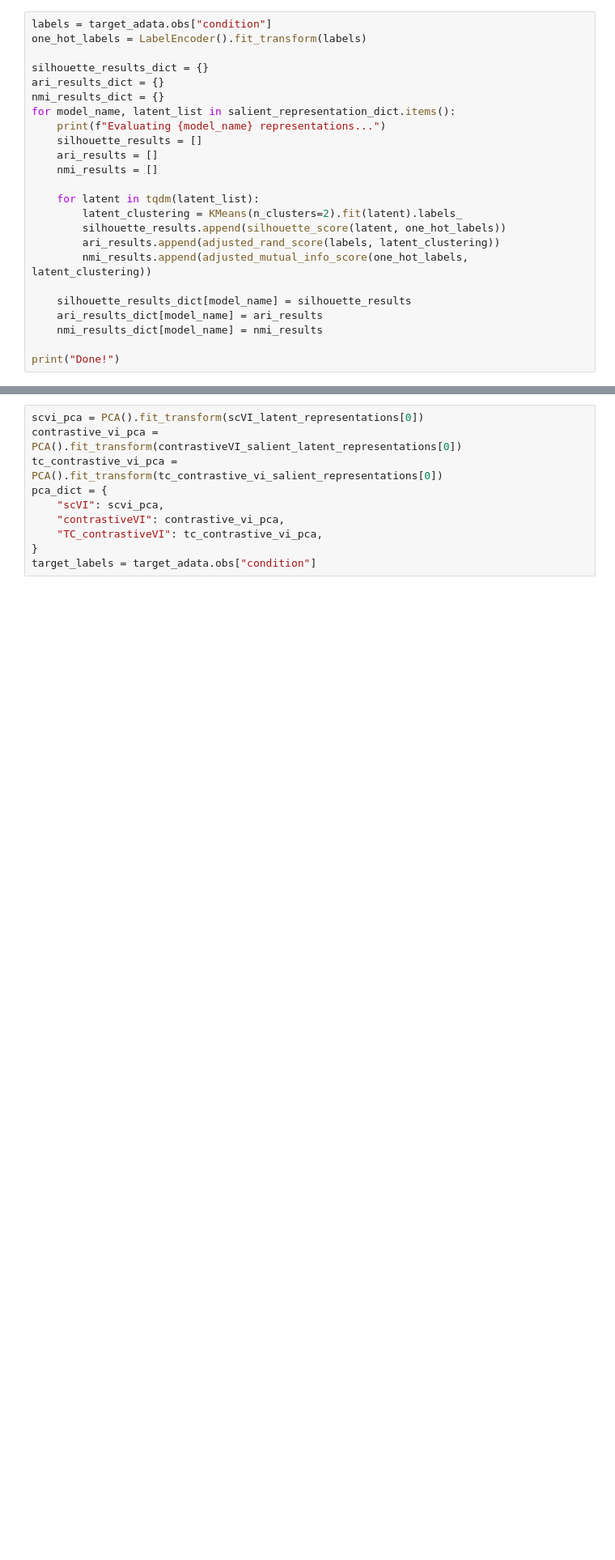
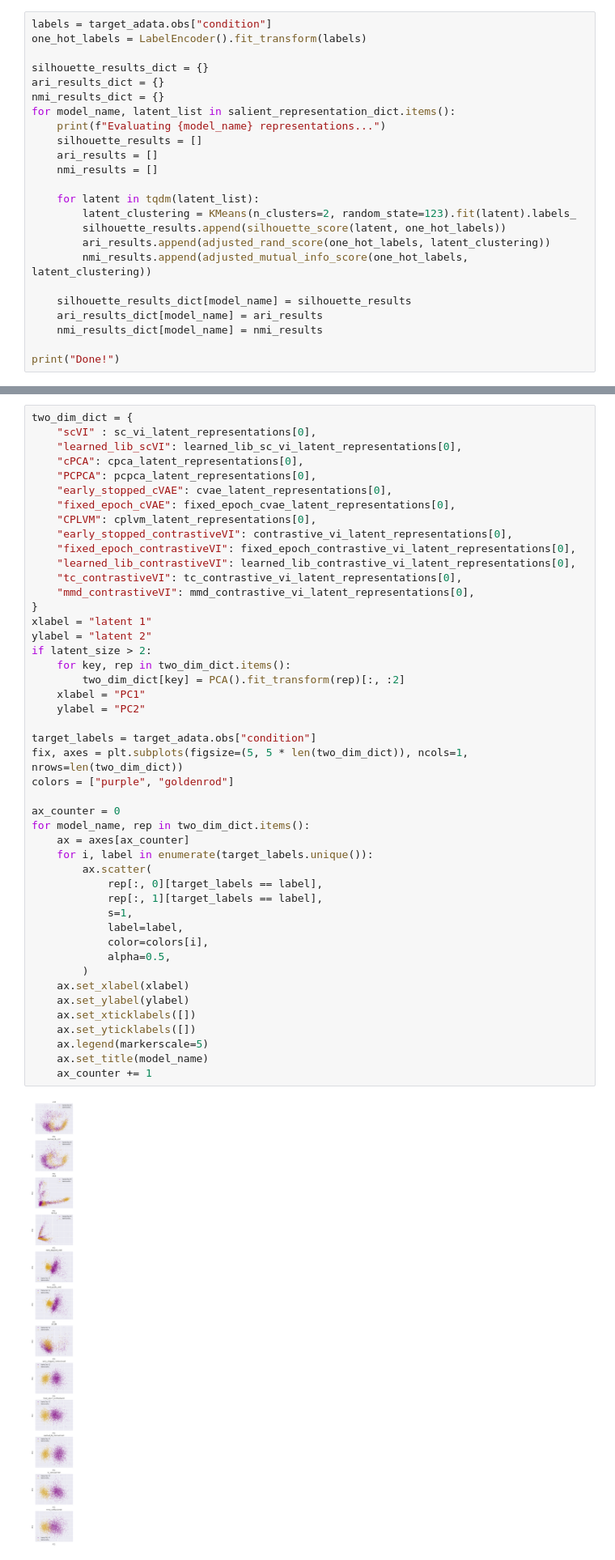
Before and after one commit to suinleelab/contrastiveVI, a Jupyter notebook: notebooks/epithelial_cell_results.ipynb, the cells around one changed output, grey strips where cells are left out. Shown: that part at 81% size. Cells and saved outputs as stored; diff of their text form; blank space fills up the shorter version.

```diff
--- a/notebooks/epithelial_cell_results.ipynb
+++ b/notebooks/epithelial_cell_results.ipynb
@@ -140,9 +198,9 @@ for model_name, latent_list in salient_representation_dict.items():
     nmi_results = []
 
     for latent in tqdm(latent_list):
-        latent_clustering = KMeans(n_clusters=2).fit(latent).labels_
+        latent_clustering = KMeans(n_clusters=2, random_state=123).fit(latent).labels_
         silhouette_results.append(silhouette_score(latent, one_hot_labels))
-        ari_results.append(adjusted_rand_score(labels, latent_clustering))
+        ari_results.append(adjusted_rand_score(one_hot_labels, latent_clustering))
         nmi_results.append(adjusted_mutual_info_score(one_hot_labels, latent_clustering))
 
     silhouette_results_dict[model_name] = silhouette_results
@@ -153,10 +225,48 @@ print("Done!")
 # %%
-scvi_pca = PCA().fit_transform(scVI_latent_representations[0])
-contrastive_vi_pca = PCA().fit_transform(contrastiveVI_salient_latent_representations[0])
-tc_contrastive_vi_pca = PCA().fit_transform(tc_contrastive_vi_salient_representations[0])
-pca_dict = {
-    "scVI": scvi_pca,
-    "contrastiveVI": contrastive_vi_pca,
-    "TC_contrastiveVI": tc_contrastive_vi_pca,
+two_dim_dict = {
+    "scVI" : sc_vi_latent_representations[0],
+    "learned_lib_scVI": learned_lib_sc_vi_latent_representations[0],
+    "cPCA": cpca_latent_representations[0],
+    "PCPCA": pcpca_latent_representations[0],
+    "early_stopped_cVAE": cvae_latent_representations[0],
+    "fixed_epoch_cVAE": fixed_epoch_cvae_latent_representations[0],
+    "CPLVM": cplvm_latent_representations[0],
+    "early_stopped_contrastiveVI": contrastive_vi_latent_representations[0],
+    "fixed_epoch_contrastiveVI": fixed_epoch_contrastive_vi_latent_representations[0],
+    "learned_lib_contrastiveVI": learned_lib_contrastive_vi_latent_representations[0],
+    "tc_contrastiveVI": tc_contrastive_vi_latent_representations[0],
+    "mmd_contrastiveVI": mmd_contrastive_vi_latent_representations[0],
 }
+xlabel = "latent 1"
+ylabel = "latent 2"
+if latent_size > 2:
+    for key, rep in two_dim_dict.items():
+        two_dim_dict[key] = PCA().fit_transform(rep)[:, :2]
+    xlabel = "PC1"
+    ylabel = "PC2"
+
 target_labels = target_adata.obs["condition"]
+fix, axes = plt.subplots(figsize=(5, 5 * len(two_dim_dict)), ncols=1, nrows=len(two_dim_dict))
+colors = ["purple", "goldenrod"]
+
+ax_counter = 0
+for model_name, rep in two_dim_dict.items():
+    ax = axes[ax_counter]
+    for i, label in enumerate(target_labels.unique()):
+        ax.scatter(
+            rep[:, 0][target_labels == label],
+            rep[:, 1][target_labels == label],
+            s=1,
+            label=label,
+            color=colors[i],
+            alpha=0.5,
+        )
+    ax.set_xlabel(xlabel)
+    ax.set_ylabel(ylabel)
+    ax.set_xticklabels([])
+    ax.set_yticklabels([])
+    ax.legend(markerscale=5)
+    ax.set_title(model_name)
+    ax_counter += 1
+# %% [output]
+[figure, added]
```
Also changed, not shown: parts of 9 cells of this notebook, 6 other files.
